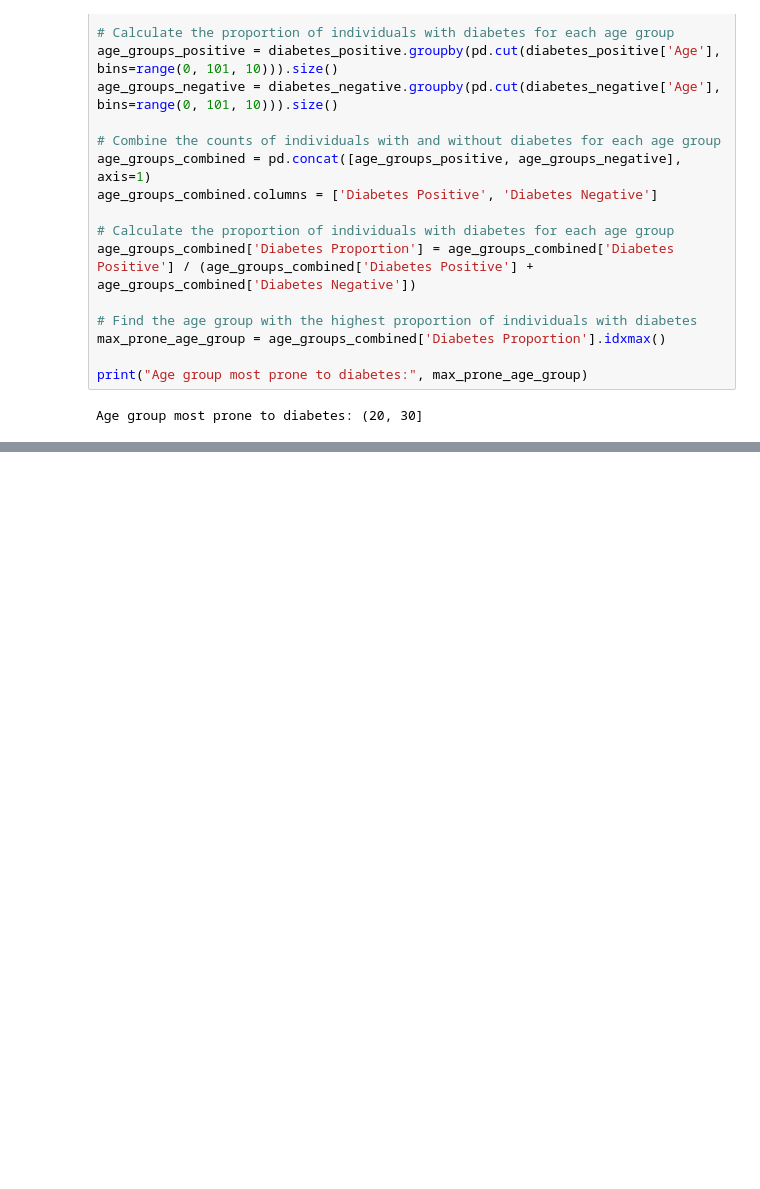
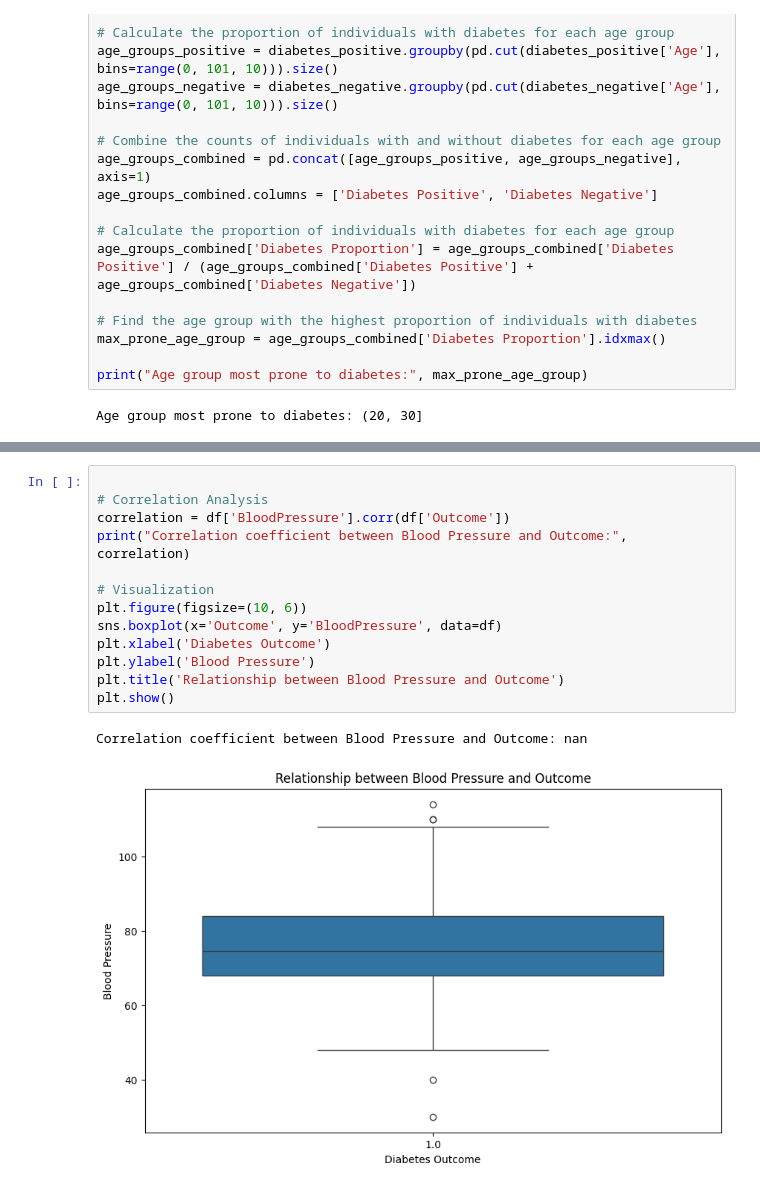
Before and after one commit to qurat-shakeel/Data-Analysis, a Jupyter notebook: Diabetes_dataset.ipynb, the cells around one changed output, grey strips where cells are left out. Cells and saved outputs as stored; diff of their text form; blank space fills up the shorter version.

```diff
--- a/Diabetes_dataset.ipynb
+++ b/Diabetes_dataset.ipynb
@@ -165,0 +197,16 @@ Age group most prone to diabetes: (20, 30]
+# %%
+
+# Correlation Analysis
+correlation = df['BloodPressure'].corr(df['Outcome'])
+print("Correlation coefficient between Blood Pressure and Outcome:", correlation)
+
+# Visualization
+plt.figure(figsize=(10, 6))
+sns.boxplot(x='Outcome', y='BloodPressure', data=df)
+plt.xlabel('Diabetes Outcome')
+plt.ylabel('Blood Pressure')
+plt.title('Relationship between Blood Pressure and Outcome')
+plt.show()
+# %% [output]
+Correlation coefficient between Blood Pressure and Outcome: nan
+[figure, added]
```
Also changed, not shown: parts of 10 cells of this notebook, 1 other file.
